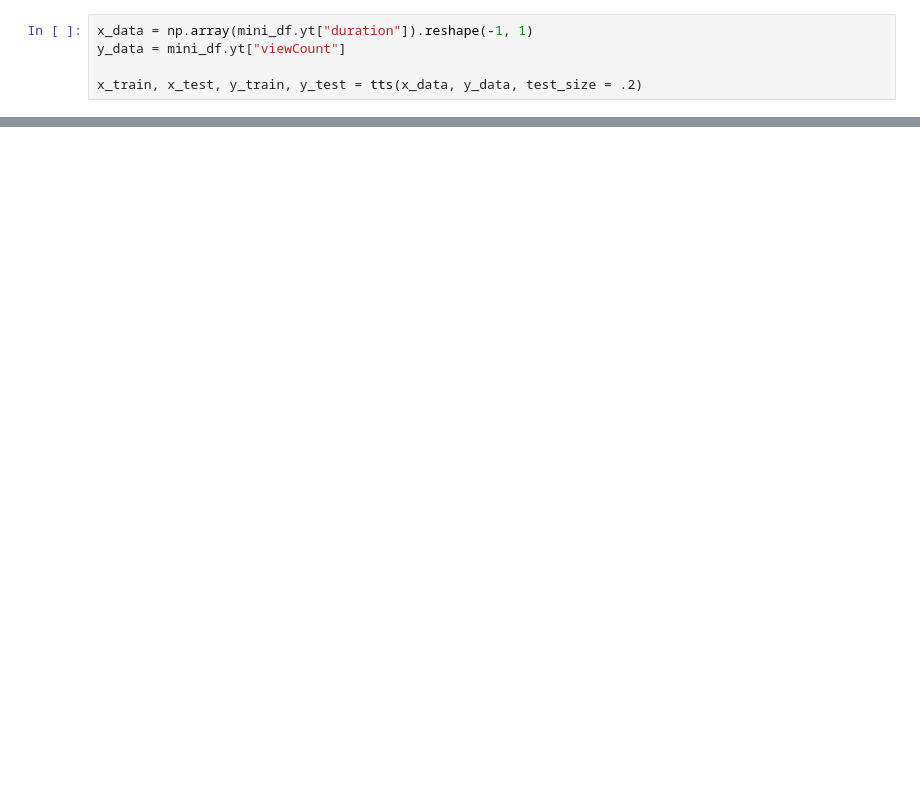
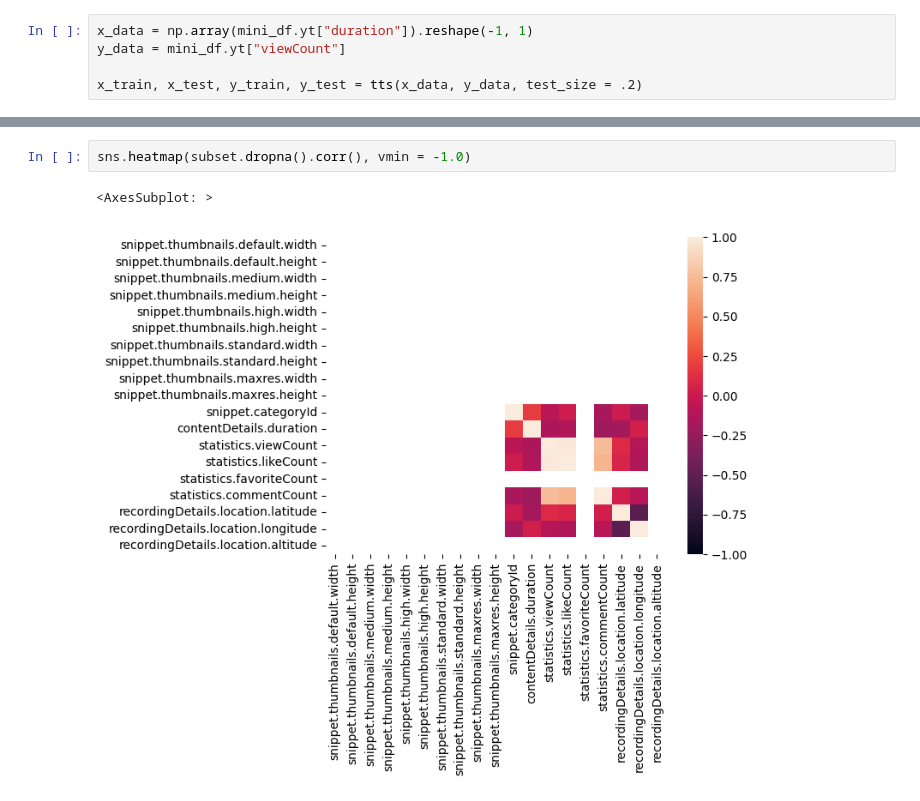
Before and after one commit to Squeemos/MRB_II, a Jupyter notebook: experiments/exploration/Exploration and some cleaning.ipynb, the cells around one changed output, grey strips where cells are left out. Saved outputs shown, nothing was run; the diff lists cells and outputs as text; blank space fills up the shorter version.

Commit message:
More exploration
Looking into more visualizations as well as some additional features. Movement to a more formalized dashboard.

```diff
--- a/experiments/exploration/Exploration and some cleaning.ipynb
+++ b/experiments/exploration/Exploration and some cleaning.ipynb
@@ -90,0 +90,5 @@ print(f"{loss:,}")
+# %%
+sns.heatmap(subset.dropna().corr(), vmin = -1.0)
+# %% [output]
+<AxesSubplot: >
+[figure, added]
```
Also changed, not shown: parts of 16 cells of this notebook, 3 other files.
